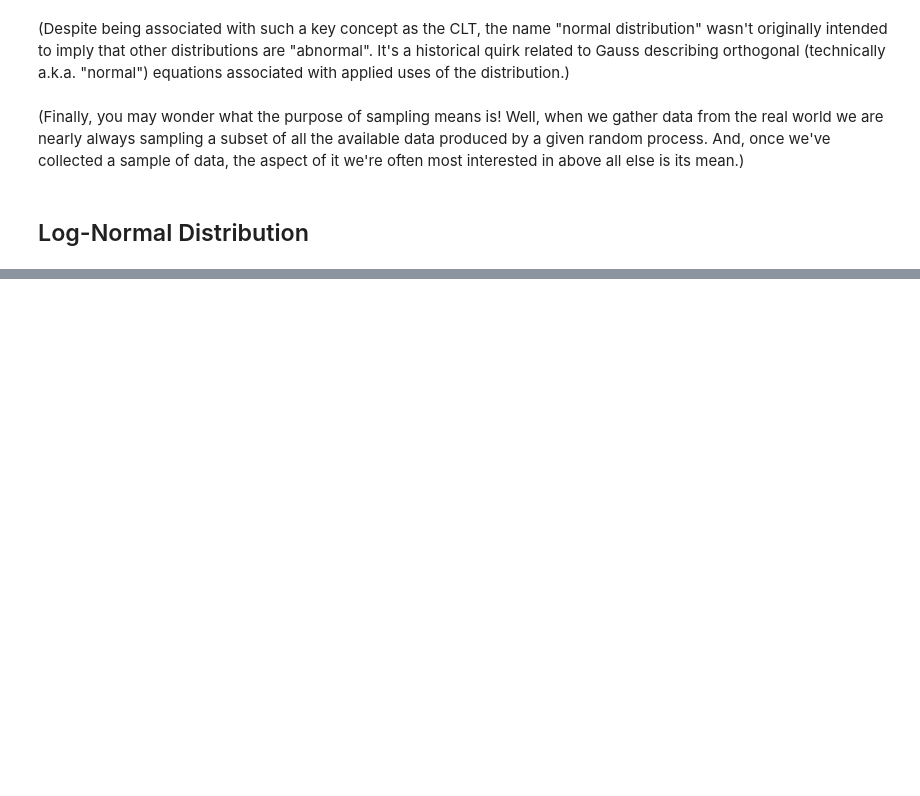
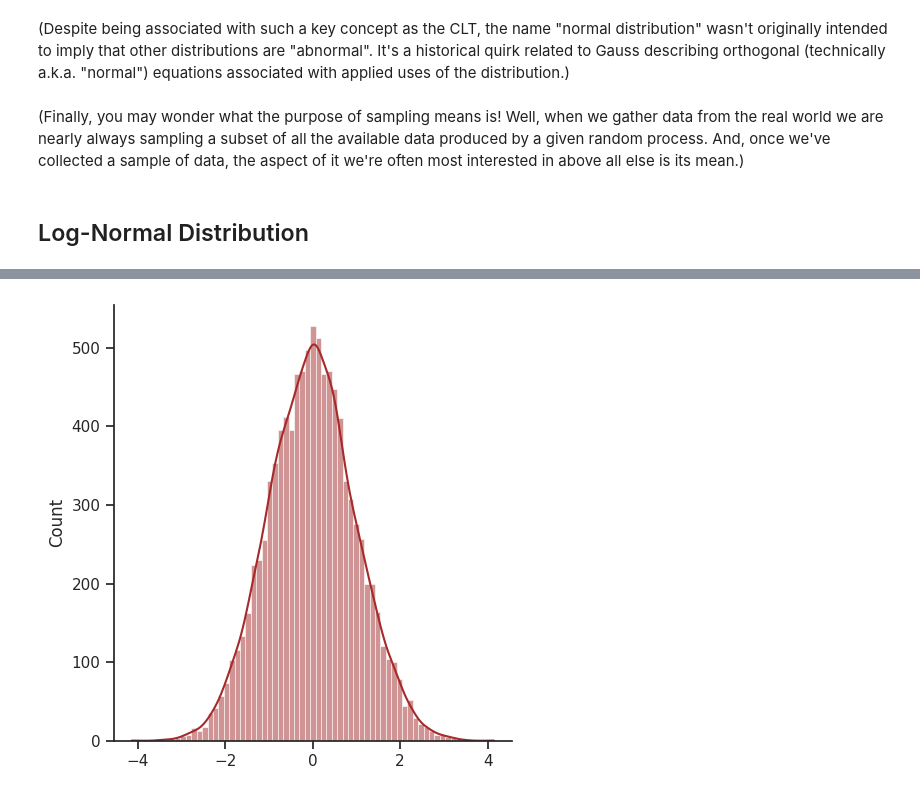
Before and after one commit to deenadayalanai/Machine-Learning-Foundations, a Jupyter notebook: Probability_&_Information_Theory.ipynb, the cells around one changed output, grey strips where cells are left out. Drawn from its saved outputs; the diff is of its cells as text; code cells hidden in the pictures; blank space fills up the shorter version.

```diff
--- a/Probability_&_Information_Theory.ipynb
+++ b/Probability_&_Information_Theory.ipynb
@@ -887,0 +896,4 @@ As an example, the "*t*-test" (covered in *Intro to Stats*) allows us to infer w
+# %%
+_ = sns.displot(np.log(x), color='brown', kde=True)
+# %% [output]
+[figure, added]
```
Also changed, not shown: parts of 11 cells of this notebook.
